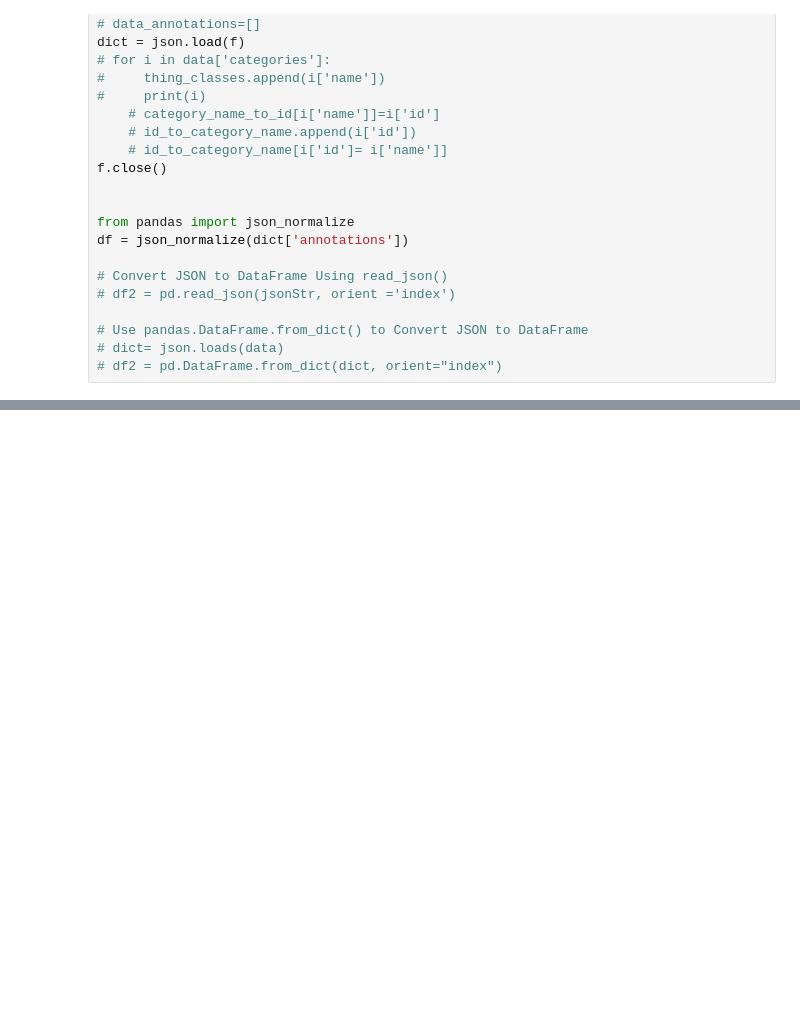
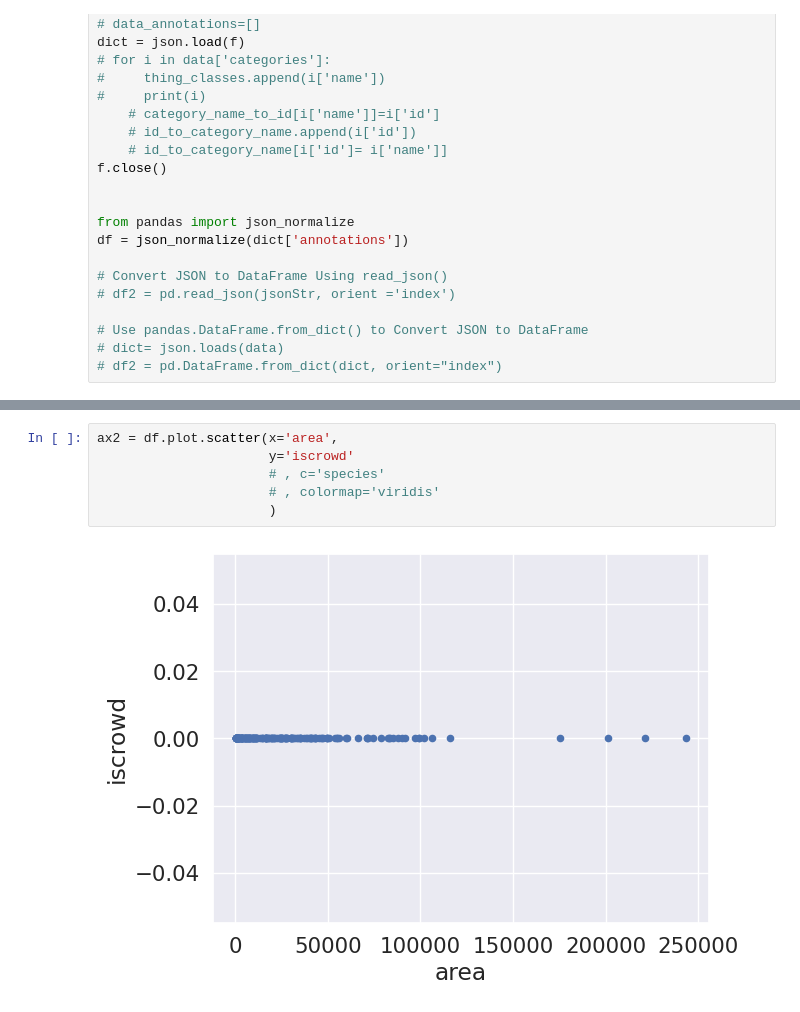
Before and after one commit to Abhishek92kumar/LJMU, a Jupyter notebook: exploring_PubLayNet_dataset.ipynb, the cells around one changed output, grey strips where cells are left out. Drawn from its saved outputs; the diff is of its cells as text; blank space fills up the shorter version.

```diff
--- a/exploring_PubLayNet_dataset.ipynb
+++ b/exploring_PubLayNet_dataset.ipynb
@@ -487,0 +514,8 @@ dict['annotations']
+# %%
+ax2 = df.plot.scatter(x='area',
+                      y='iscrowd'
+                      # , c='species'
+                      # , colormap='viridis'
+                      )
+# %% [output]
+[figure, added]
```
Also changed, not shown: parts of 24 cells of this notebook.
